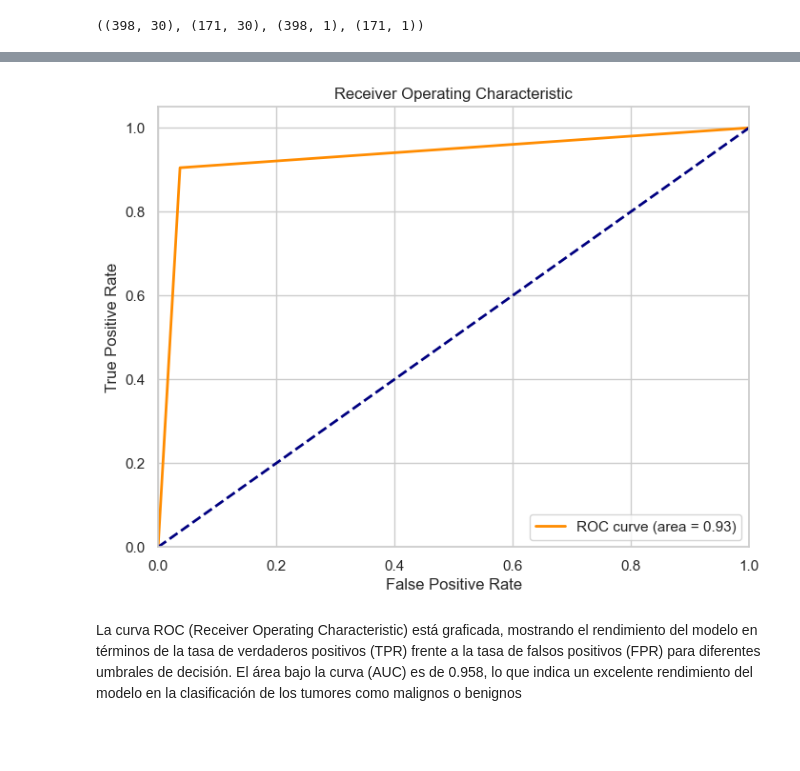
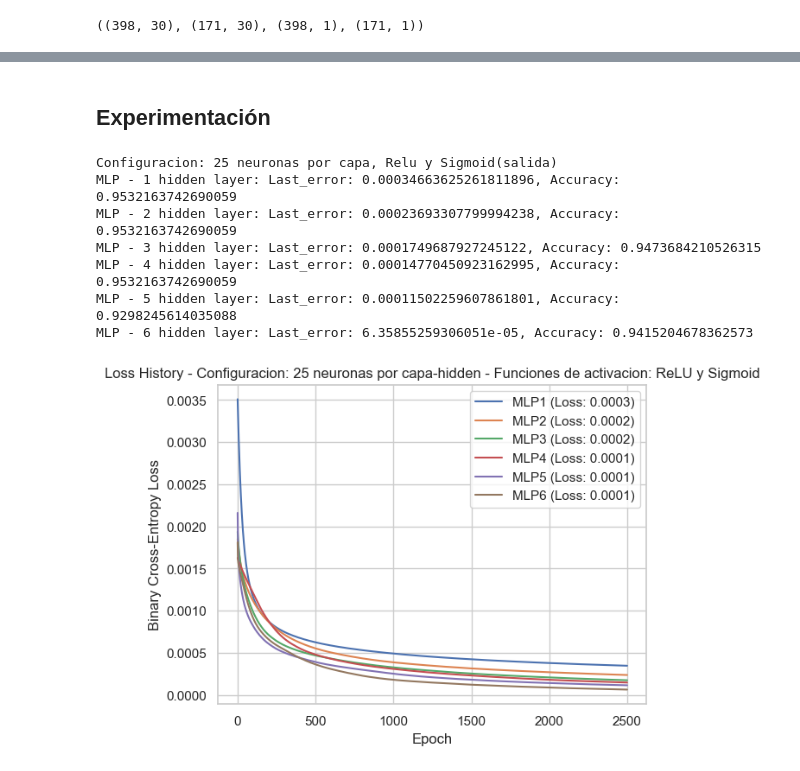
Before and after one commit to IsaacVera10/ML_Project3, a Jupyter notebook: main.ipynb, the cells around one changed output, grey strips where cells are left out. Cells and saved outputs as stored; diff of their text form; code cells hidden in the pictures; blank space fills up the shorter version.

```diff
--- a/main.ipynb
+++ b/main.ipynb
@@ -295,13 +255,0 @@ Epoch 2400/2500 - Loss: 0.00017780355499496825
-# %%
-y_pred = mlp.predict(X_test)
-y_pred = y_pred > 0.5  # Convertir probabilidades a decisiones binarias
-
-# Calcular la precisión de la clasificación
-accuracy = accuracy_score(y_test, y_pred)
-
-# Calcular ROC curve y AUC
-fpr, tpr, thresholds = roc_curve(y_test, y_pred)
-roc_auc = auc(fpr, tpr)
-
-# Mostrar la precisión y el AUC
-accuracy, roc_auc
@@ -316,16 +256,48 @@ La curva ROC es una representación gráfica de la sensibilidad frente a la espe
-# %%
-# Graficar la curva ROC
-plt.figure(figsize=(8, 6))
-plt.plot(fpr, tpr, color='darkorange', lw=2, label='ROC curve (area = %0.2f)' % roc_auc)
-plt.plot([0, 1], [0, 1], color='navy', lw=2, linestyle='--')
-plt.xlim([0.0, 1.0])
-plt.ylim([0.0, 1.05])
-plt.xlabel('False Positive Rate')
-plt.ylabel('True Positive Rate')
-plt.title('Receiver Operating Characteristic')
-plt.legend(loc="lower right")
-plt.show()
-# %% [output]
-[figure, removed]
-# %% [markdown]
-La curva ROC (Receiver Operating Characteristic) está graficada, mostrando el rendimiento del modelo en términos de la tasa de verdaderos positivos (TPR) frente a la tasa de falsos positivos (FPR) para diferentes umbrales de decisión. El área bajo la curva (AUC) es de 0.958, lo que indica un excelente rendimiento del modelo en la clasificación de los tumores como malignos o benignos
+# %% [markdown]
+## Experimentación
+# %%
+np.random.seed(42)
+mlp_configs1 = [
+    {'hidden_layers': [25], 'activations': [relu, sigmoide]},
+    {'hidden_layers': [25, 25], 'activations': [relu, relu, sigmoide]},
+    {'hidden_layers': [25, 25, 25], 'activations': [relu, relu, relu, sigmoide]},
+    {'hidden_layers': [25, 25, 25, 25], 'activations': [relu, relu, relu, relu, sigmoide]},
+    {'hidden_layers': [25, 25, 25, 25, 25], 'activations': [relu, relu, relu, relu, relu, sigmoide]},
+    {'hidden_layers': [25, 25, 25, 25, 25, 25], 'activations': [relu, relu, relu, relu, relu, relu, sigmoide]}
+]
+
+loss_history_array1 = []
+
+print("Configuracion: 25 neuronas por capa, Relu y Sigmoid(salida)")
+for i, config in enumerate(mlp_configs1):
+    mlp = MultilayerPerceptron(
+        input_tam=X_train.shape[1],
+        capas_ocultas=config['hidden_layers'],
+        output_tam=1,
+        activation_functions=config['activations']
+    )
+    loss_history = mlp.train(X_train, y_train, epochs=2500, learning_rate=0.01)
+    loss_history_array1.append(loss_history)
+    y_pred = mlp.predict(X_test)
+    y_pred_labels = y_pred > 0.5
+    accuracy = accuracy_score(y_test, y_pred_labels)
+    print(f"MLP - {i+1} hidden layer: Last_error: {loss_history[-1]}, Accuracy: {accuracy}")
+
+for j, loss_history in enumerate(loss_history_array1):
+    last_loss = loss_history[-1]
+    plt.plot(loss_history, label=f'MLP{j+1} (Loss: {last_loss:.4f})')
+
+plt.legend()
+plt.title('Loss History - Configuracion: 25 neuronas por capa-hidden - Funciones de activacion: ReLU y Sigmoid')
+plt.xlabel('Epoch')
+plt.ylabel('Binary Cross-Entropy Loss')
+plt.show()
+# %% [output]
+Configuracion: 25 neuronas por capa, Relu y Sigmoid(salida)
+MLP - 1 hidden layer: Last_error: 0.00034663625261811896, Accuracy: 0.9532163742690059
+MLP - 2 hidden layer: Last_error: 0.00023693307799994238, Accuracy: 0.9532163742690059
+MLP - 3 hidden layer: Last_error: 0.0001749687927245122, Accuracy: 0.9473684210526315
+MLP - 4 hidden layer: Last_error: 0.00014770450923162995, Accuracy: 0.9532163742690059
+MLP - 5 hidden layer: Last_error: 0.00011502259607861801, Accuracy: 0.9298245614035088
+MLP - 6 hidden layer: Last_error: 6.35855259306051e-05, Accuracy: 0.9415204678362573
+[figure, added]
```
Also changed, not shown: parts of 10 cells of this notebook.
